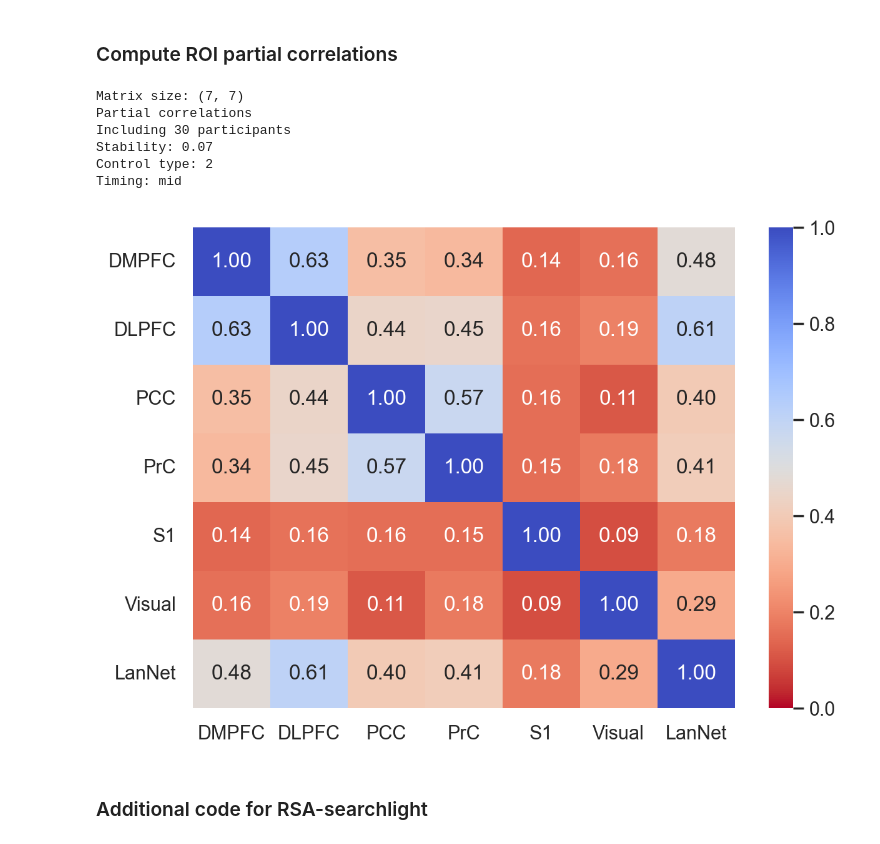
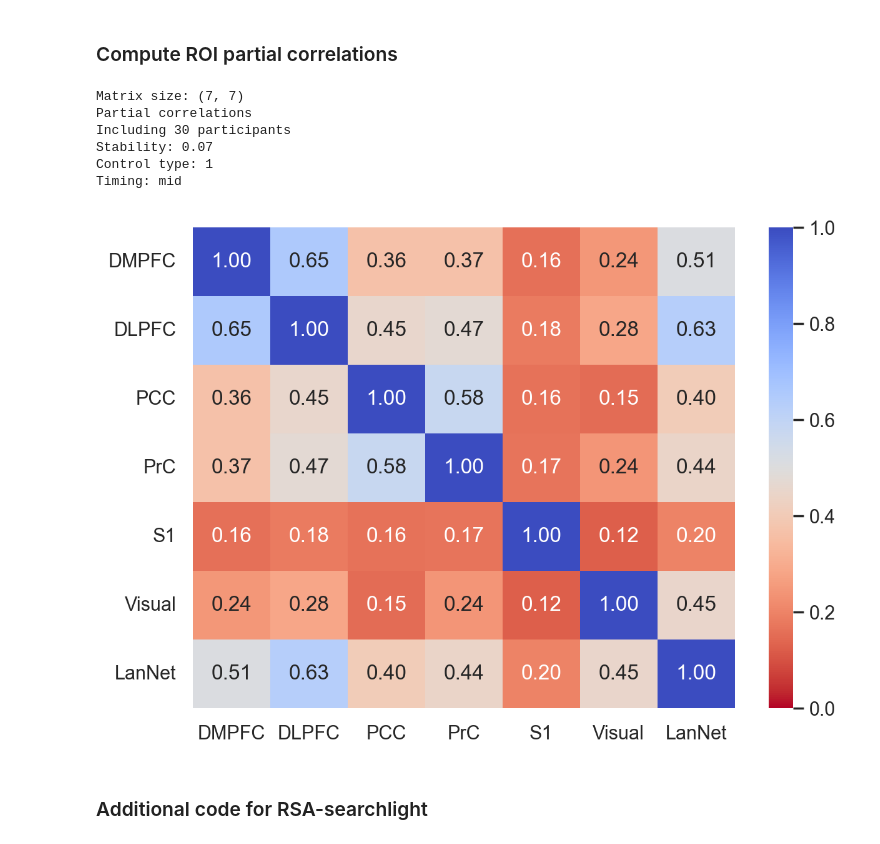
Before and after one commit to Fods12/sentence-meaning-in-the-brain, a Jupyter notebook: 5_ROI_correlations.ipynb, the cells around one changed output. Saved outputs shown, nothing was run; the diff lists cells and outputs as text; code cells hidden in the pictures.

```diff
--- a/5_ROI_correlations.ipynb
+++ b/5_ROI_correlations.ipynb
@@ -43,9 +42,9 @@ repeats = [0,1,2,3] # stimulus repeats to include in analysis
 num_sets = 6 # the number of sets of related sentences
 timing = 'mid' # start, end, mid
 corr_method = 'spearman'  # spearman or pearson correlation
-similarity_type = 'diemsim'  # options: 'cosine' or 'diemsim' or 'all'
+similarity_type = 'cosine'  # options: 'cosine' or 'diemsim' or 'all'
 stability_level = 0.07 # voxel stability threshold
-controls_type = 2 # 1=sentence lengths only, 2=sentence lengths and minimum lengths, 3=visual cortex
+controls_type = 1 # 1=sentence lengths only, 2=sentence lengths and minimum lengths, 3=visual cortex
 
 # load sentences set
 all_sentences = np.loadtxt(dataset_name+'_sentences.txt', delimiter=';', dtype='str', encoding='utf-8')
@@ -107,9 +106,7 @@ Voxel sets: 122
 # Load model similarities
 model_sims_base = 'Data-models/similarities/'
 model_sims_storage = vp.load_model_sims(model_sims_base, dataset_name, normalisation=True, sim_type=similarity_type)
-model_sims_storage['visual_sims'] = np.loadtxt('Data-analysis\\Fodor2024-final108_'+timing+'_visual_sims_mean.txt', dtype=float)
 model_sims_storage['transformers_norml_'+similarity_type] = np.random.rand(len(sent_pair_ids_all)) # blank entry for averaged transformers so they are in the dictionary
-
 print('Loaded '+str(len(model_sims_storage.keys()))+' computational models')
 
 # Load neuro similarities
@@ -137,6 +134,7 @@ for av_type in av_types:
 neuro_sims_storage['mean'] = mean_subj_sims
 
 # Load control variables
+model_sims_storage['visual_sims'] = neuro_sims_storage['mean']['mean']['Glasser-primary_visual-stable-0.07-norm'] # visual similarities control
 control_vars = vp.get_control_vars(controls_type, model_sims_storage)
 print('Using '+str(controls_type)+' control variables')
 # %% [output]
@@ -196,10 +194,6 @@ Timing: mid
 # %% [markdown]
 ### Compute ROI partial correlations
 # %%
-# Choose controls to use
-graph_control=2
-control_vars = vp.get_control_vars(graph_control, model_sims_storage)
-
 # Compute similarities while regressing out a control variable
 stable_type = 'stable-'+str(stability_level)
 neuro_sims_storage_regress = {}
@@ -220,36 +214,36 @@ neuro_sims_storage_regress['mean'] = mean_subj_sims_regress
 subset = sent_pair_ids_all # sent_pair_ids_diag, sent_pair_ids_all
 
 correlation_matrices_regress = []
 for sub_id in included_subjects:
     neuro_sims_ROI = []
     for ROI in ROIs_dict[voxel_set]:
         neuro_sims_ROI.append(neuro_sims_storage_regress[sub_id][ROI][subset])
     correlation_matrices_regress.append(np.corrcoef(neuro_sims_ROI))
 
 final_corr_matrix_regress = np.mean(correlation_matrices_regress,axis=0)
 print('Matrix size:',final_corr_matrix_regress.shape)
 
 # Print details
 print('Partial correlations')
 print('Including',len(included_subjects),'participants')
 print('Stability:',stability_level)
-print('Control type:',graph_control)
+print('Control type:',controls_type)
 print('Timing:',timing)
 
 # Seaborn heatmap plot
 fig, ax = plt.subplots(figsize=(7,5), facecolor='white', dpi=200)
 sns.heatmap(final_corr_matrix_regress, annot=True, fmt='.2f', cmap='coolwarm_r', vmin=0, vmax=1, cbar=True, xticklabels=names_dict[voxel_set], yticklabels=names_dict[voxel_set])
 plt.xticks(rotation=0)
 plt.yticks(rotation=0)
 plt.show()
 # %% [output]
 Matrix size: (7, 7)
 Partial correlations
 Including 30 participants
 Stability: 0.07
-Control type: 2
+Control type: 1
 Timing: mid
-[figure, old version]
+[figure, new version]
 # %% [markdown]
 ### Additional code for RSA-searchlight
 # %%
```
Also changed, not shown: parts of 3 cells of this notebook, 16 other files.
